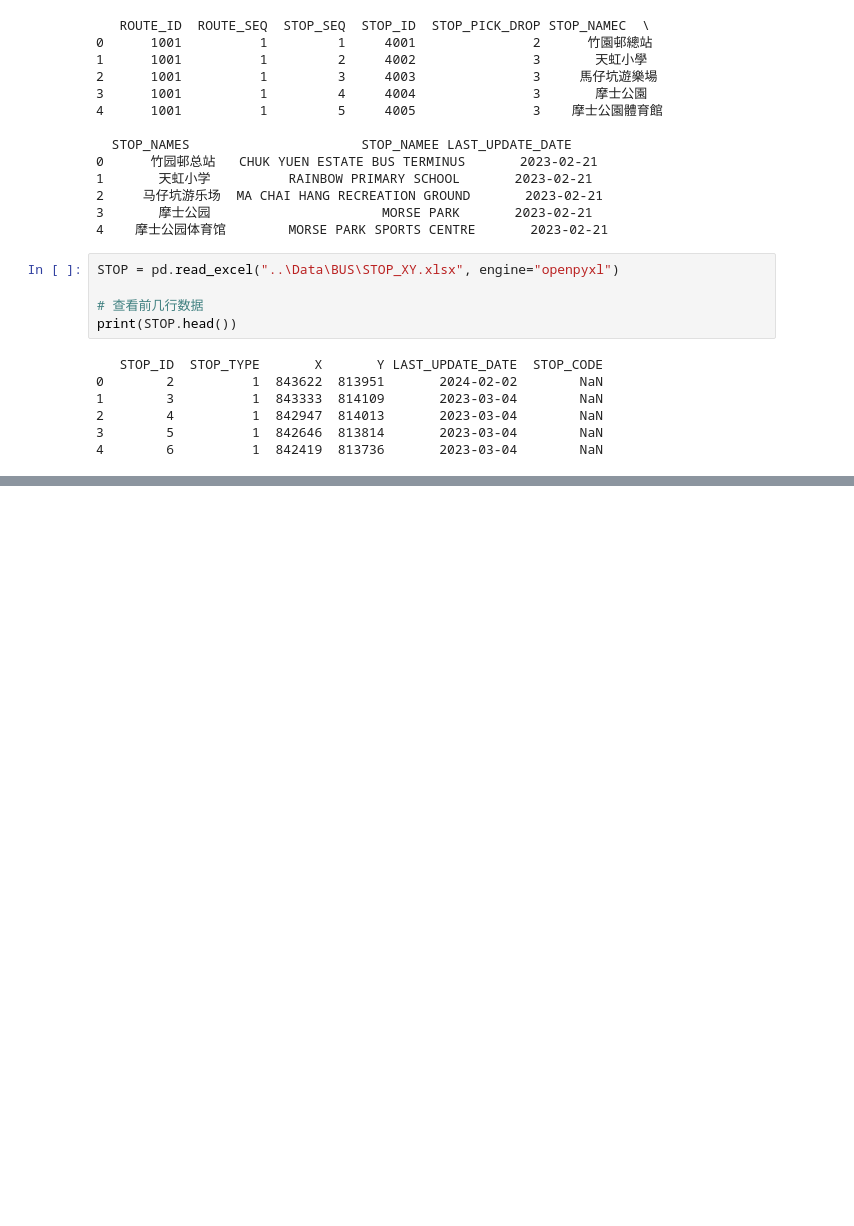
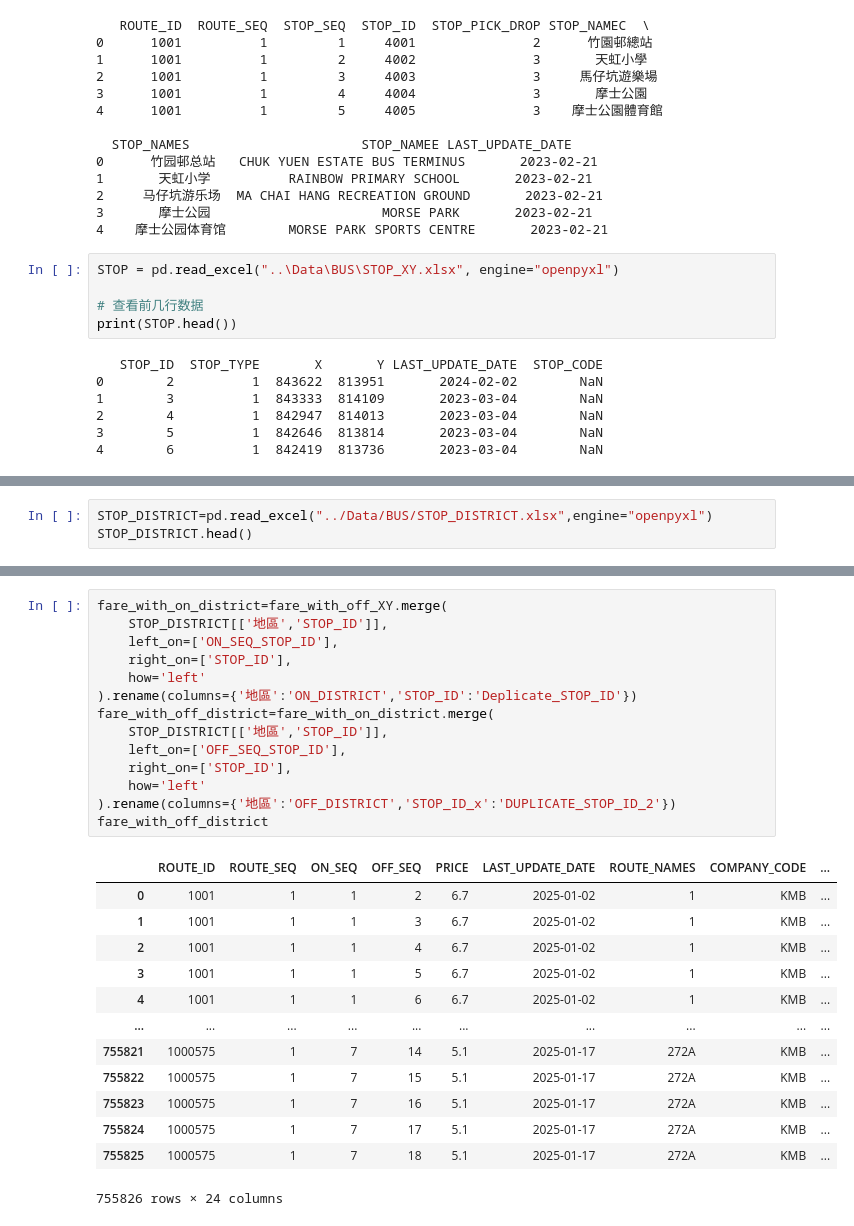
Before and after one commit to feiyiLB/comp3522, a Jupyter notebook: Notebooks/Format_Conversion.ipynb, the cells around one changed output, grey strips where cells are left out. Drawn from its saved outputs; the diff is of its cells as text; blank space fills up the shorter version.

```diff
--- a/Notebooks/Format_Conversion.ipynb
+++ b/Notebooks/Format_Conversion.ipynb
@@ -132,3 +132,6 @@ final_fare_df = fare_with_off_XY
 2       4004          837557          822294
 3       4005          837610          822082
 4       4006          837768          821807
+# %%
+STOP_DISTRICT=pd.read_excel("../Data/BUS/STOP_DISTRICT.xlsx",engine="openpyxl")
+STOP_DISTRICT.head()
@@ -134,0 +145,28 @@ final_fare_df = fare_with_off_XY
+# %%
+fare_with_on_district=fare_with_off_XY.merge(
+    STOP_DISTRICT[['地區','STOP_ID']],
+    left_on=['ON_SEQ_STOP_ID'],
+    right_on=['STOP_ID'],
+    how='left'
+).rename(columns={'地區':'ON_DISTRICT','STOP_ID':'Deplicate_STOP_ID'})
+fare_with_off_district=fare_with_on_district.merge(
+    STOP_DISTRICT[['地區','STOP_ID']],
+    left_on=['OFF_SEQ_STOP_ID'],
+    right_on=['STOP_ID'],
+    how='left'
+).rename(columns={'地區':'OFF_DISTRICT','STOP_ID_x':'DUPLICATE_STOP_ID_2'})
+fare_with_off_district
+# %% [output]
+|  | ROUTE_ID | ROUTE_SEQ | ON_SEQ | OFF_SEQ | PRICE | LAST_UPDATE_DATE | ROUTE_NAMES | COMPANY_CODE | ... |
+| 0 | 1001 | 1 | 1 | 2 | 6.7 | 2025-01-02 | 1 | KMB | ... |
+| 1 | 1001 | 1 | 1 | 3 | 6.7 | 2025-01-02 | 1 | KMB | ... |
+| 2 | 1001 | 1 | 1 | 4 | 6.7 | 2025-01-02 | 1 | KMB | ... |
+| 3 | 1001 | 1 | 1 | 5 | 6.7 | 2025-01-02 | 1 | KMB | ... |
+| 4 | 1001 | 1 | 1 | 6 | 6.7 | 2025-01-02 | 1 | KMB | ... |
+| ... | ... | ... | ... | ... | ... | ... | ... | ... | ... |
+| 755821 | 1000575 | 1 | 7 | 14 | 5.1 | 2025-01-17 | 272A | KMB | ... |
+| 755822 | 1000575 | 1 | 7 | 15 | 5.1 | 2025-01-17 | 272A | KMB | ... |
+| 755823 | 1000575 | 1 | 7 | 16 | 5.1 | 2025-01-17 | 272A | KMB | ... |
+| 755824 | 1000575 | 1 | 7 | 17 | 5.1 | 2025-01-17 | 272A | KMB | ... |
+| 755825 | 1000575 | 1 | 7 | 18 | 5.1 | 2025-01-17 | 272A | KMB | ... |
+755826 rows × 24 columns
```
Also changed, not shown: parts of 4 cells of this notebook, 9 other files.
